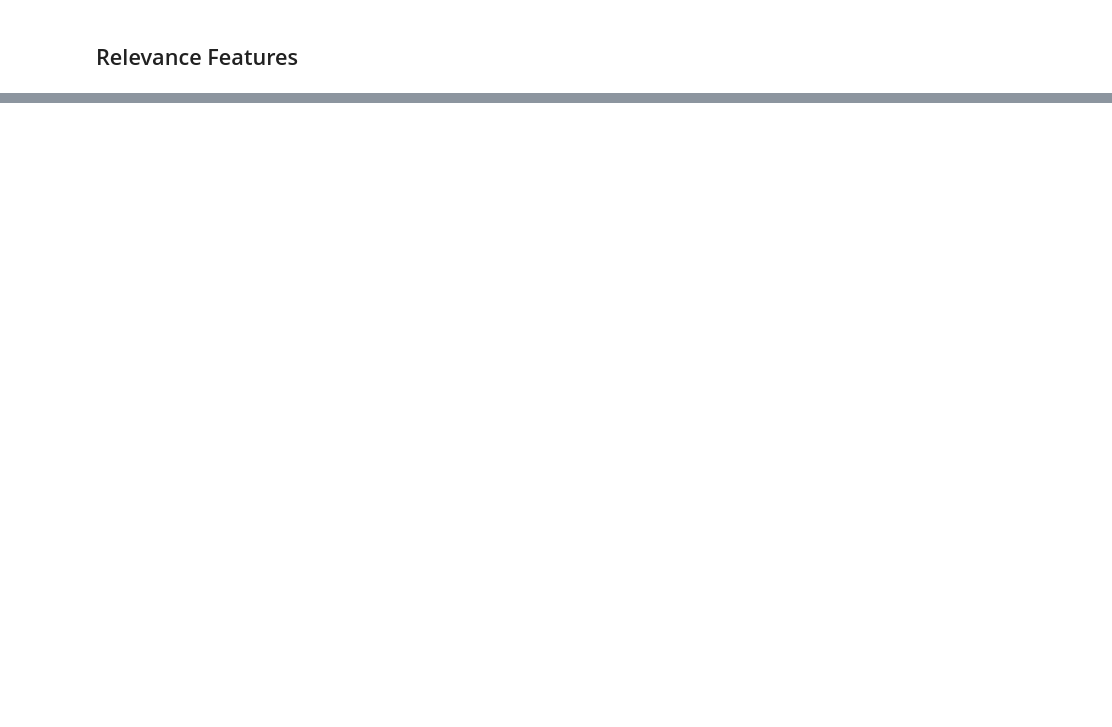
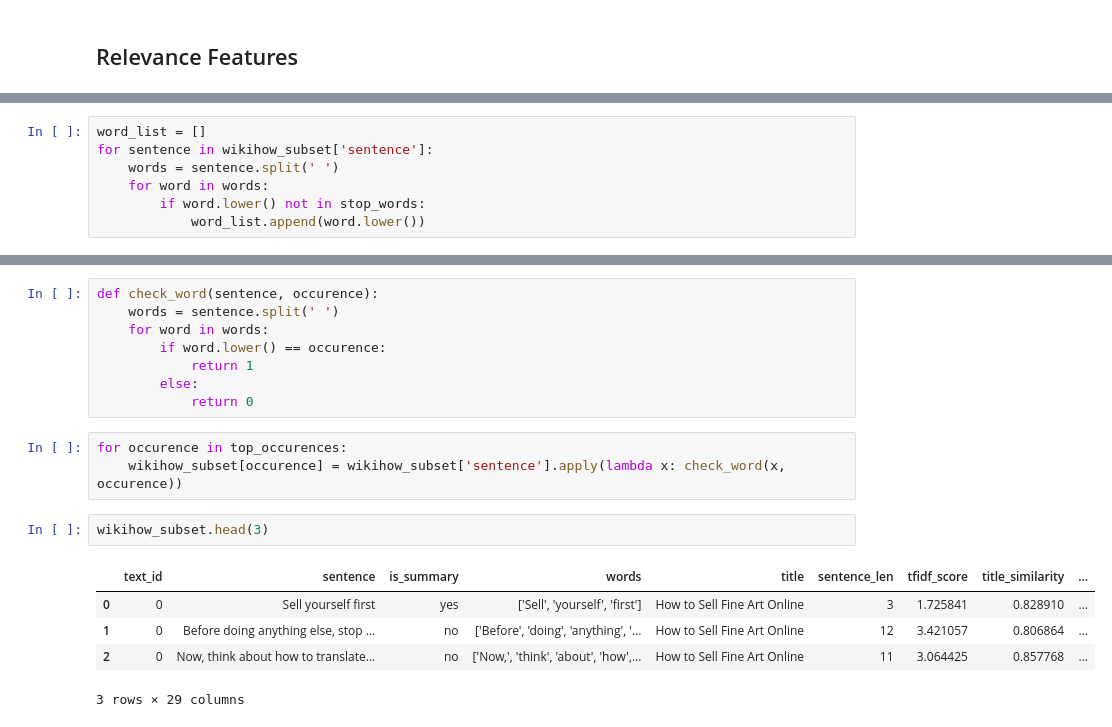
Before and after one commit to sarisboo/springboard, a Jupyter notebook: capstone_1/storytelling_feature_extraction.ipynb, the cells around one changed output, grey strips where cells are left out. Saved outputs shown, nothing was run; the diff lists cells and outputs as text; blank space fills up the shorter version.

```diff
--- a/capstone_1/storytelling_feature_extraction.ipynb
+++ b/capstone_1/storytelling_feature_extraction.ipynb
@@ -190,0 +190,7 @@ Name: sentence, Length: 200, dtype: object
+# %%
+word_list = []
+for sentence in wikihow_subset['sentence']:
+    words = sentence.split(' ')
+    for word in words:
+        if word.lower() not in stop_words:
+            word_list.append(word.lower())
@@ -190,0 +209,19 @@ Name: sentence, Length: 200, dtype: object
+# %%
+def check_word(sentence, occurence):
+    words = sentence.split(' ')
+    for word in words:
+        if word.lower() == occurence:
+            return 1
+        else:
+            return 0
+# %%
+for occurence in top_occurences:
+    wikihow_subset[occurence] = wikihow_subset['sentence'].apply(lambda x: check_word(x, occurence))
+# %%
+wikihow_subset.head(3)
+# %% [output]
+|  | text_id | sentence | is_summary | words | title | sentence_len | tfidf_score | title_similarity | ... |
+| 0 | 0 | Sell yourself first | yes | ['Sell', 'yourself', 'first'] | How to Sell Fine Art Online | 3 | 1.725841 | 0.828910 | ... |
+| 1 | 0 | Before doing anything else, stop ... | no | ['Before', 'doing', 'anything', '... | How to Sell Fine Art Online | 12 | 3.421057 | 0.806864 | ... |
+| 2 | 0 | Now, think about how to translate... | no | ['Now,', 'think', 'about', 'how',... | How to Sell Fine Art Online | 11 | 3.064425 | 0.857768 | ... |
+3 rows × 29 columns
```
Also changed, not shown: parts of 37 cells of this notebook.
